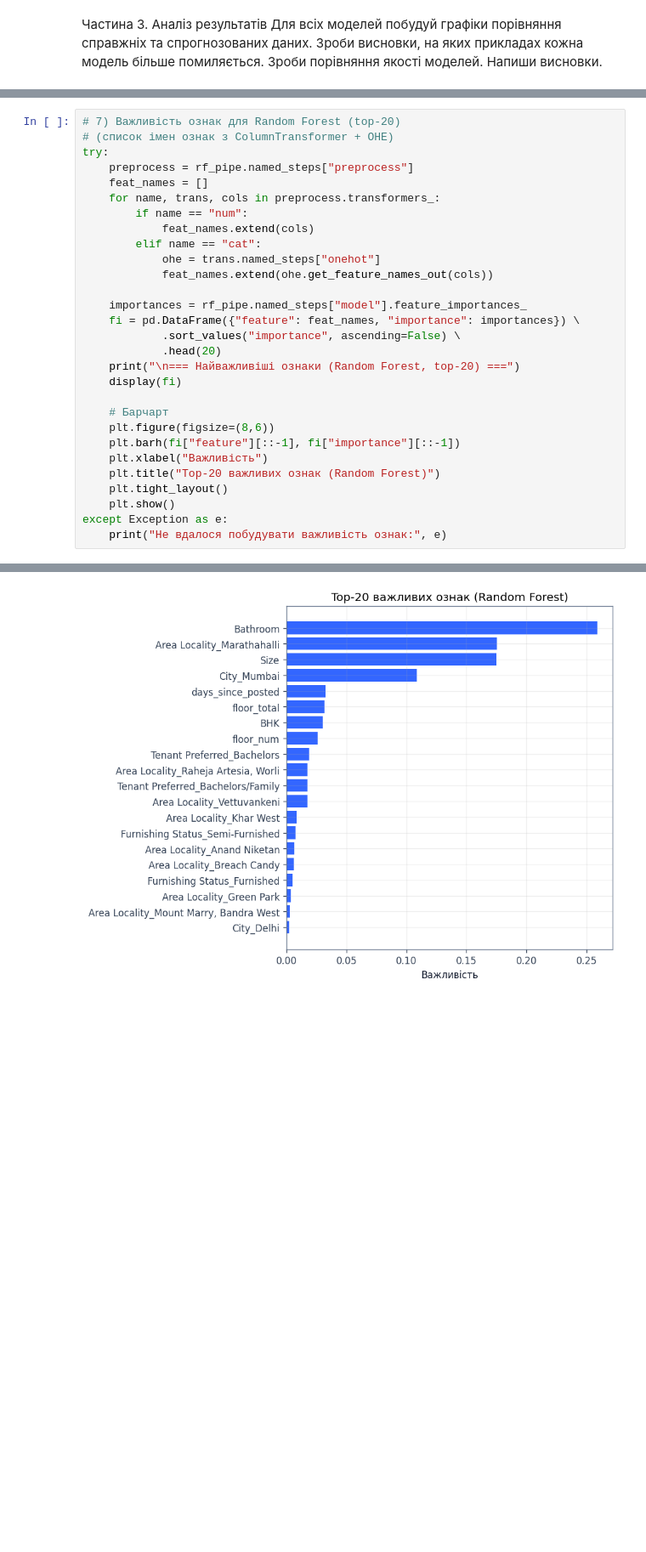
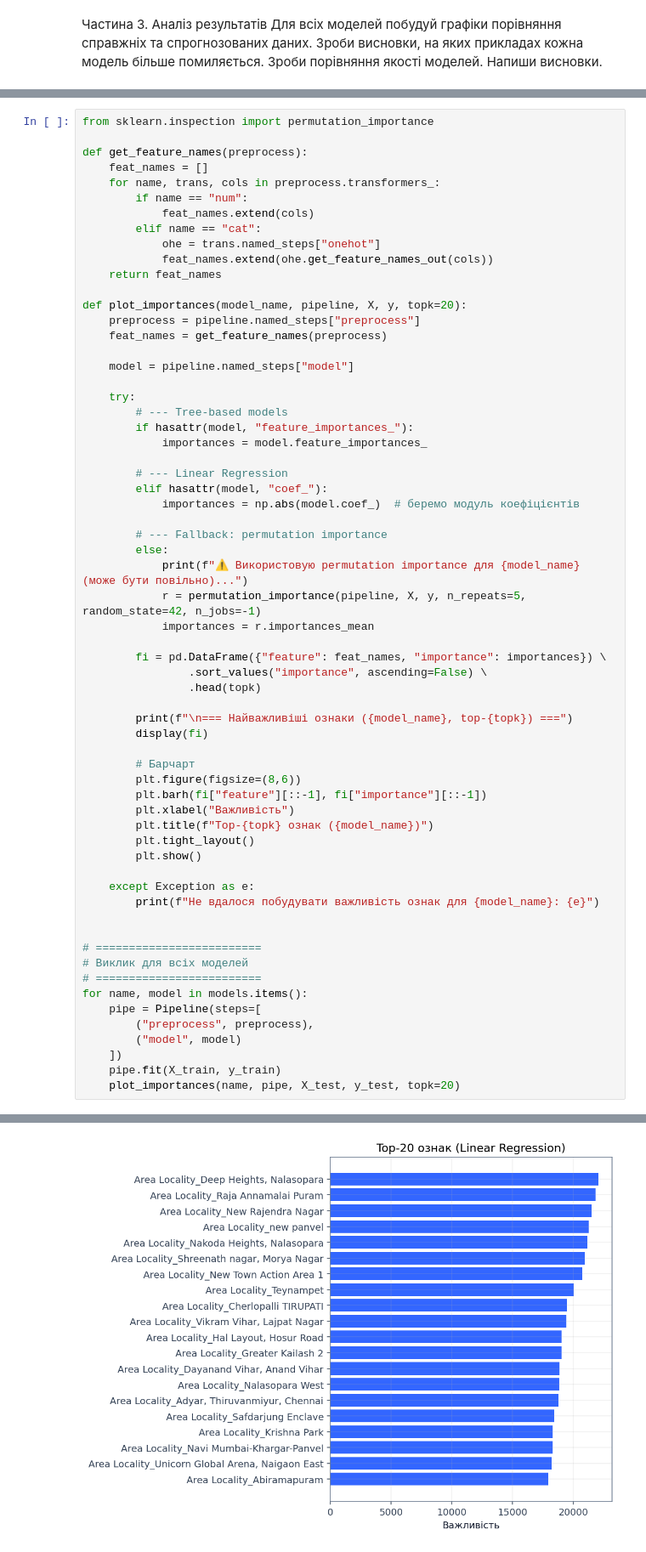
Before and after one commit to svetlanama/math, a Jupyter notebook: ДЗ10_Моісеєнко_Світлана_Олександрівна.ipynb, the cells around one changed output, grey strips where cells are left out. Shown at 85% size. Drawn from its saved outputs; the diff is of its cells as text; blank space fills up the shorter version.

```diff
--- a/ДЗ10_Моісеєнко_Світлана_Олександрівна.ipynb
+++ b/ДЗ10_Моісеєнко_Світлана_Олександрівна.ipynb
@@ -912,8 +892,7 @@ for by in [["BHK"], ["City"], ["Furnishing Status"], ["Area Type"]]:
 # %%
-# 7) Важливість ознак для Random Forest (top-20)
-# (список імен ознак з ColumnTransformer + OHE)
-try:
-    preprocess = rf_pipe.named_steps["preprocess"]
+from sklearn.inspection import permutation_importance
+
+def get_feature_names(preprocess):
     feat_names = []
     for name, trans, cols in preprocess.transformers_:
         if name == "num":
@@ -921,21 +900,56 @@ try:
         elif name == "cat":
             ohe = trans.named_steps["onehot"]
             feat_names.extend(ohe.get_feature_names_out(cols))
+    return feat_names
 
-    importances = rf_pipe.named_steps["model"].feature_importances_
-    fi = pd.DataFrame({"feature": feat_names, "importance": importances}) \
-            .sort_values("importance", ascending=False) \
-            .head(20)
-    print("\n=== Найважливіші ознаки (Random Forest, top-20) ===")
-    display(fi)
+def plot_importances(model_name, pipeline, X, y, topk=20):
+    preprocess = pipeline.named_steps["preprocess"]
+    feat_names = get_feature_names(preprocess)
 
-    # Барчарт
-    plt.figure(figsize=(8,6))
-    plt.barh(fi["feature"][::-1], fi["importance"][::-1])
-    plt.xlabel("Важливість")
-    plt.title("Top-20 важливих ознак (Random Forest)")
-    plt.tight_layout()
-    plt.show()
-except Exception as e:
-    print("Не вдалося побудувати важливість ознак:", e)
+    model = pipeline.named_steps["model"]
+
+    try:
+        # --- Tree-based models
+        if hasattr(model, "feature_importances_"):
+            importances = model.feature_importances_
+
+        # --- Linear Regression
+        elif hasattr(model, "coef_"):
+            importances = np.abs(model.coef_)  # беремо модуль коефіцієнтів
+
+        # --- Fallback: permutation importance
+        else:
+            print(f"⚠️ Використовую permutation importance для {model_name} (може бути повільно)...")
+            r = permutation_importance(pipeline, X, y, n_repeats=5, random_state=42, n_jobs=-1)
+            importances = r.importances_mean
+
+        fi = pd.DataFrame({"feature": feat_names, "importance": importances}) \
+                .sort_values("importance", ascending=False) \
+                .head(topk)
+
+        print(f"\n=== Найважливіші ознаки ({model_name}, top-{topk}) ===")
+        display(fi)
+
+        # Барчарт
+        plt.figure(figsize=(8,6))
+        plt.barh(fi["feature"][::-1], fi["importance"][::-1])
+        plt.xlabel("Важливість")
+        plt.title(f"Top-{topk} ознак ({model_name})")
+        plt.tight_layout()
+        plt.show()
+
+    except Exception as e:
+        print(f"Не вдалося побудувати важливість ознак для {model_name}: {e}")
+
+
+# =========================
+# Виклик для всіх моделей
+# =========================
+for name, model in models.items():
+    pipe = Pipeline(steps=[
+        ("preprocess", preprocess),
+        ("model", model)
+    ])
+    pipe.fit(X_train, y_train)
+    plot_importances(name, pipe, X_test, y_test, topk=20)
 # %% [output]
@@ -960 +974 @@ except Exception as e:
-[figure, old version]
+[figure, new version]
```
Also changed, not shown: parts of 12 cells of this notebook.
